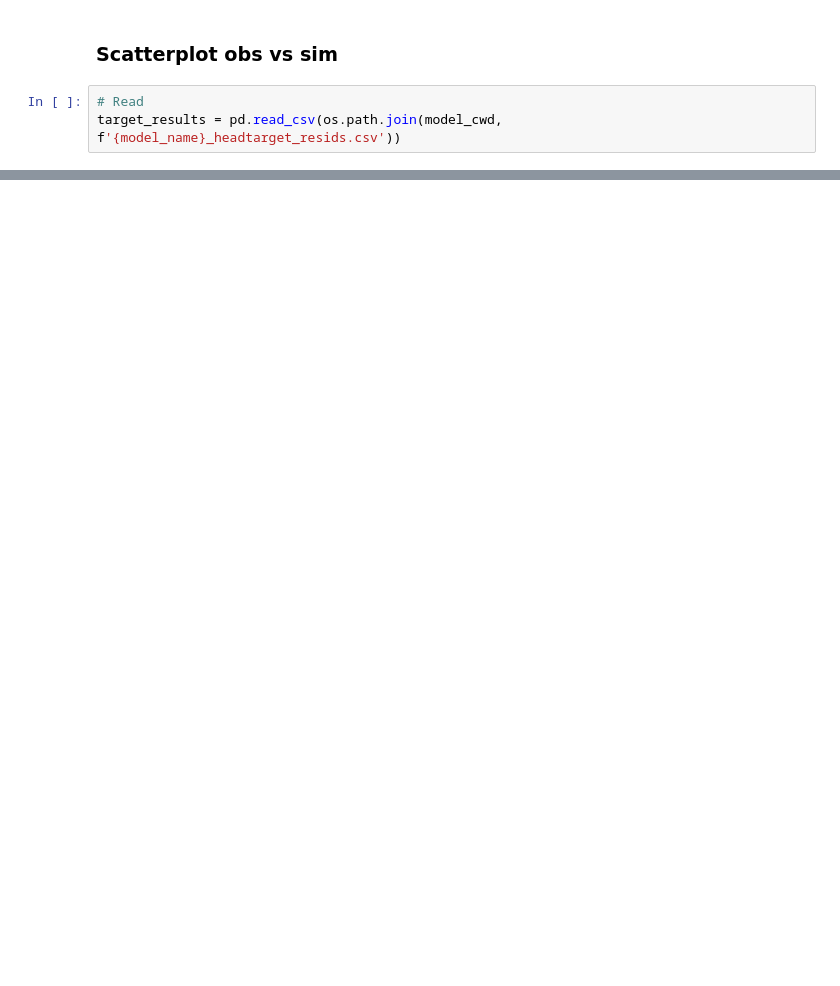
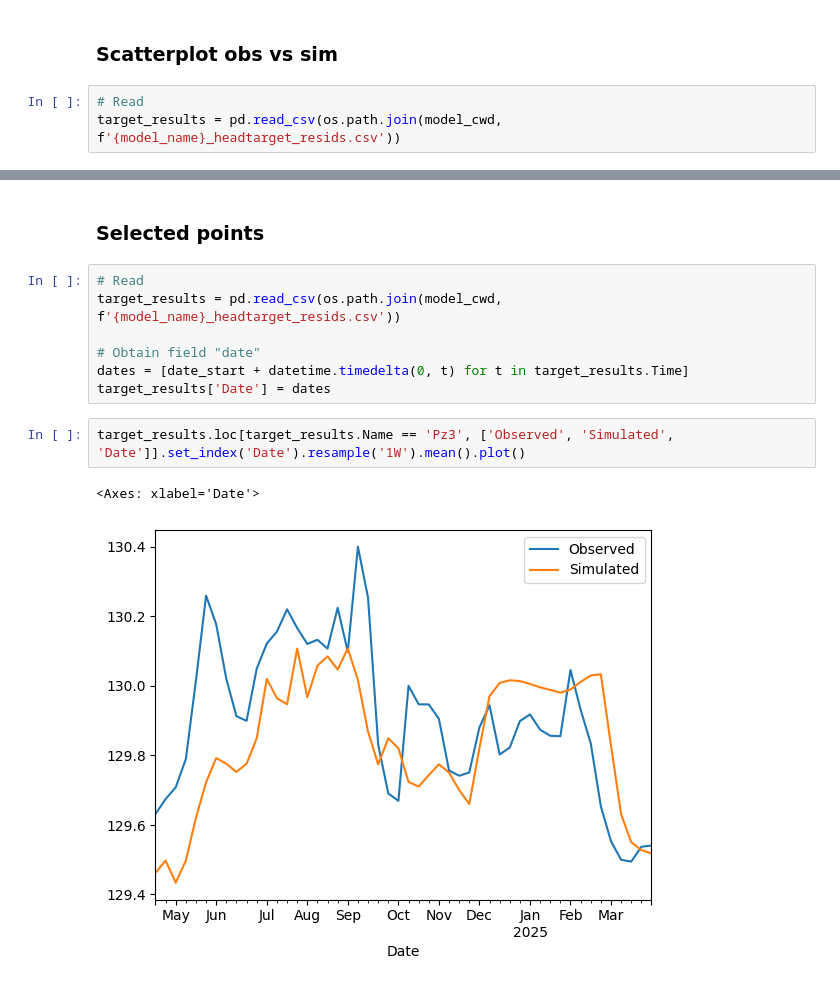
Before and after one commit to paolchol/hm, a Jupyter notebook: MAURICE/transient_model_utilities/read-output-model-usg.ipynb, the cells around one changed output, grey strips where cells are left out. Saved outputs shown, nothing was run; the diff lists cells and outputs as text; blank space fills up the shorter version.

```diff
--- a/MAURICE/transient_model_utilities/read-output-model-usg.ipynb
+++ b/MAURICE/transient_model_utilities/read-output-model-usg.ipynb
@@ -145,0 +146,14 @@ fig.savefig(os.path.join(model_cwd, 'plot', 'obs-vs-sim.png'), bbox_inches = 'ti
+# %% [markdown]
+### Selected points
+# %%
+# Read
+target_results = pd.read_csv(os.path.join(model_cwd, f'{model_name}_headtarget_resids.csv'))
+
+# Obtain field "date"
+dates = [date_start + datetime.timedelta(0, t) for t in target_results.Time]
+target_results['Date'] = dates
+# %%
+target_results.loc[target_results.Name == 'Pz3', ['Observed', 'Simulated', 'Date']].set_index('Date').resample('1W').mean().plot()
+# %% [output]
+<Axes: xlabel='Date'>
+[figure, added]
```
Also changed, not shown: parts of 7 cells of this notebook.
